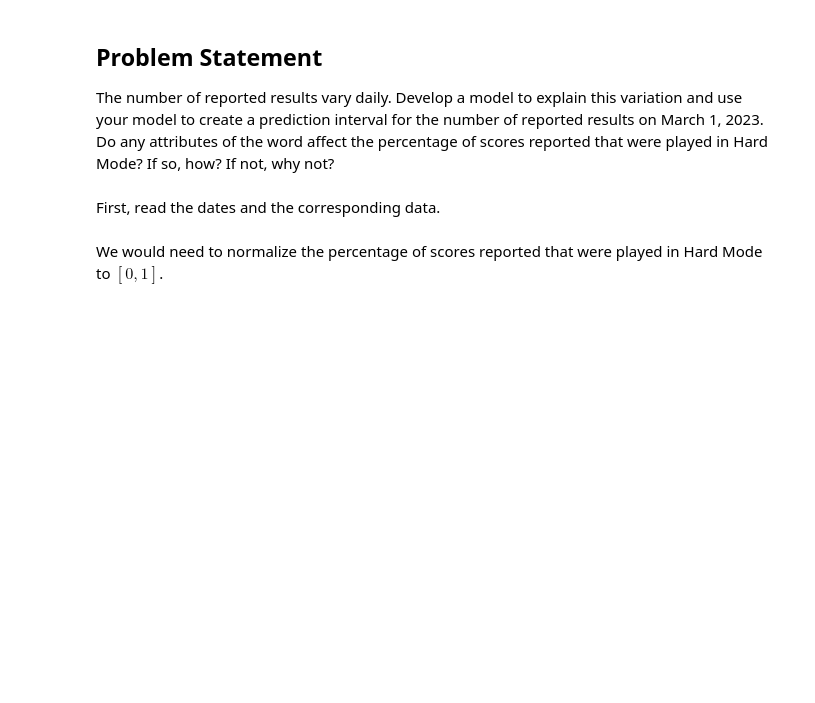
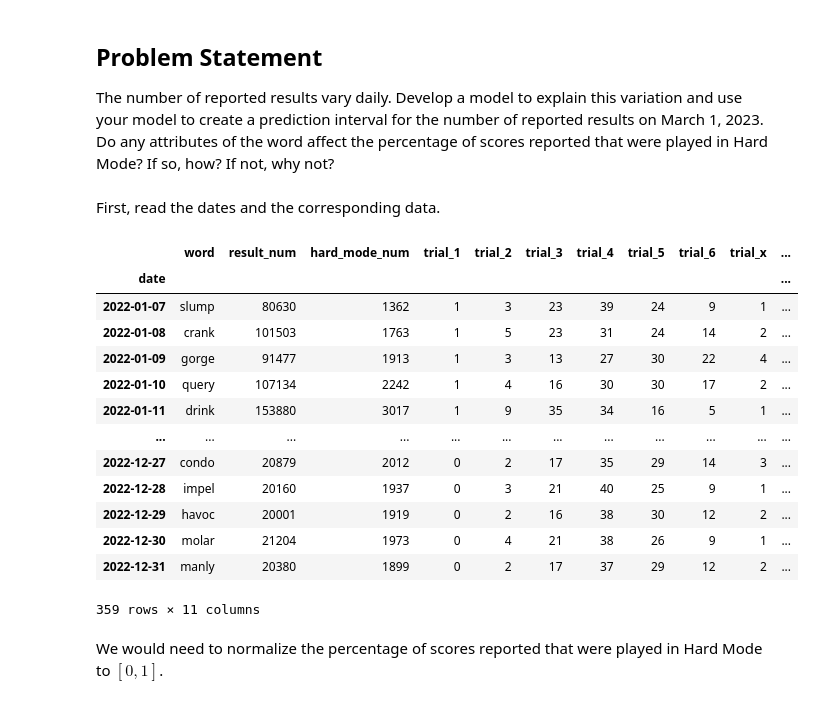
Before and after one commit to Charlie-XIAO/MCM23-Wordle-ML, a Jupyter notebook: src/Q1-4.ipynb, the cells around one changed output. Saved outputs shown, nothing was run; the diff lists cells and outputs as text; code cells hidden in the pictures; blank space fills up the shorter version.

```diff
--- a/src/Q1-4.ipynb
+++ b/src/Q1-4.ipynb
@@ -11,7 +12,23 @@ First, read the dates and the corresponding data.
 # %%
 df = pd.read_excel("./dataset/wordle_data.xlsx", index_col=0, usecols="A,C,D,E,F:L")
 df["h/t"] = df["hard_mode_num"] / df["result_num"]
 df = df.sort_index()
+df
+# %% [output]
+|  | word | result_num | hard_mode_num | trial_1 | trial_2 | trial_3 | trial_4 | trial_5 | trial_6 | trial_x | ... |
+| date |  |  |  |  |  |  |  |  |  |  | ... |
+| 2022-01-07 | slump | 80630 | 1362 | 1 | 3 | 23 | 39 | 24 | 9 | 1 | ... |
+| 2022-01-08 | crank | 101503 | 1763 | 1 | 5 | 23 | 31 | 24 | 14 | 2 | ... |
+| 2022-01-09 | gorge | 91477 | 1913 | 1 | 3 | 13 | 27 | 30 | 22 | 4 | ... |
+| 2022-01-10 | query | 107134 | 2242 | 1 | 4 | 16 | 30 | 30 | 17 | 2 | ... |
+| 2022-01-11 | drink | 153880 | 3017 | 1 | 9 | 35 | 34 | 16 | 5 | 1 | ... |
+| ... | ... | ... | ... | ... | ... | ... | ... | ... | ... | ... | ... |
+| 2022-12-27 | condo | 20879 | 2012 | 0 | 2 | 17 | 35 | 29 | 14 | 3 | ... |
+| 2022-12-28 | impel | 20160 | 1937 | 0 | 3 | 21 | 40 | 25 | 9 | 1 | ... |
+| 2022-12-29 | havoc | 20001 | 1919 | 0 | 2 | 16 | 38 | 30 | 12 | 2 | ... |
+| 2022-12-30 | molar | 21204 | 1973 | 0 | 4 | 21 | 38 | 26 | 9 | 1 | ... |
+| 2022-12-31 | manly | 20380 | 1899 | 0 | 2 | 17 | 37 | 29 | 12 | 2 | ... |
+359 rows × 11 columns
 # %% [markdown]
 We would need to normalize the percentage of scores reported that were played in Hard Mode to $[0,1]$.
 # %%
```
Also changed, not shown: parts of 12 cells of this notebook, 3 other files.
